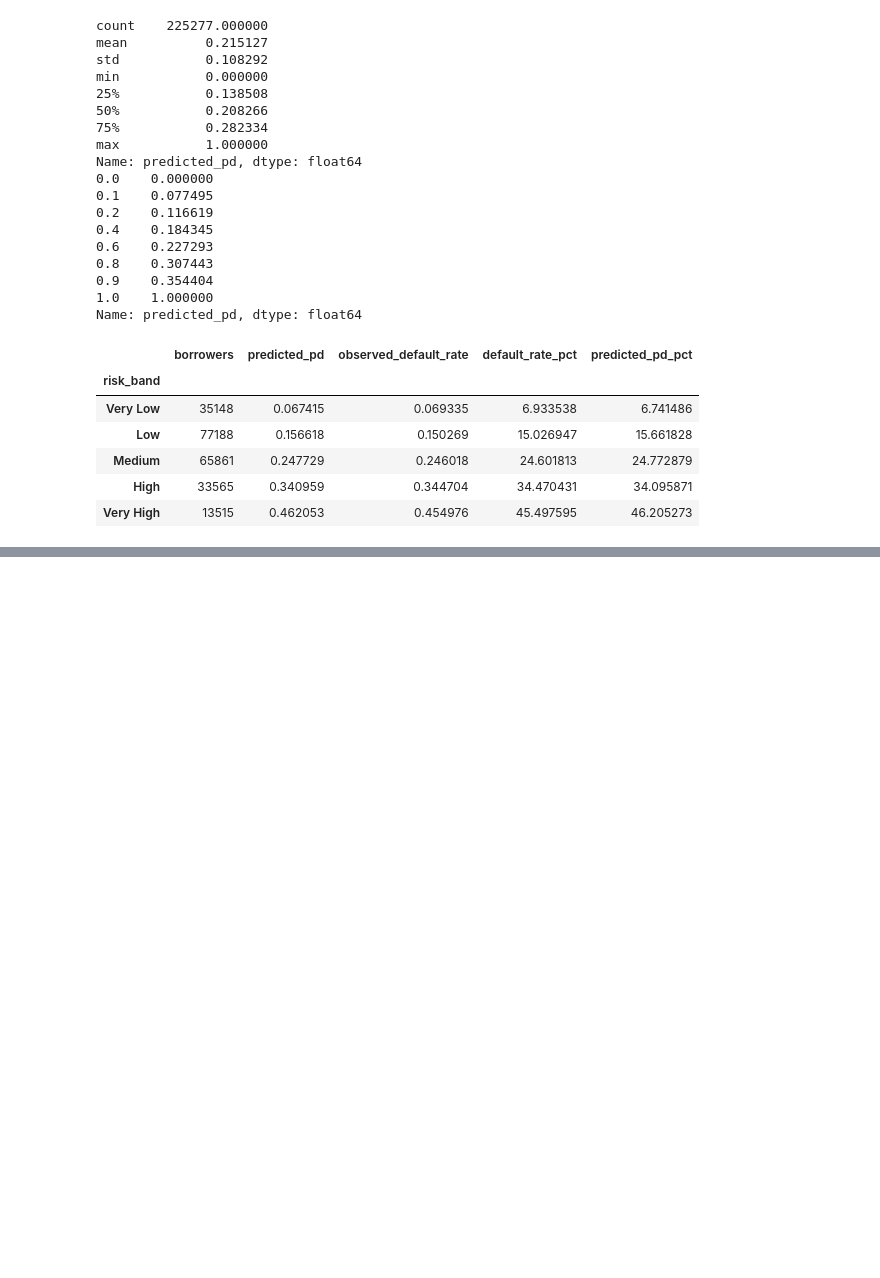
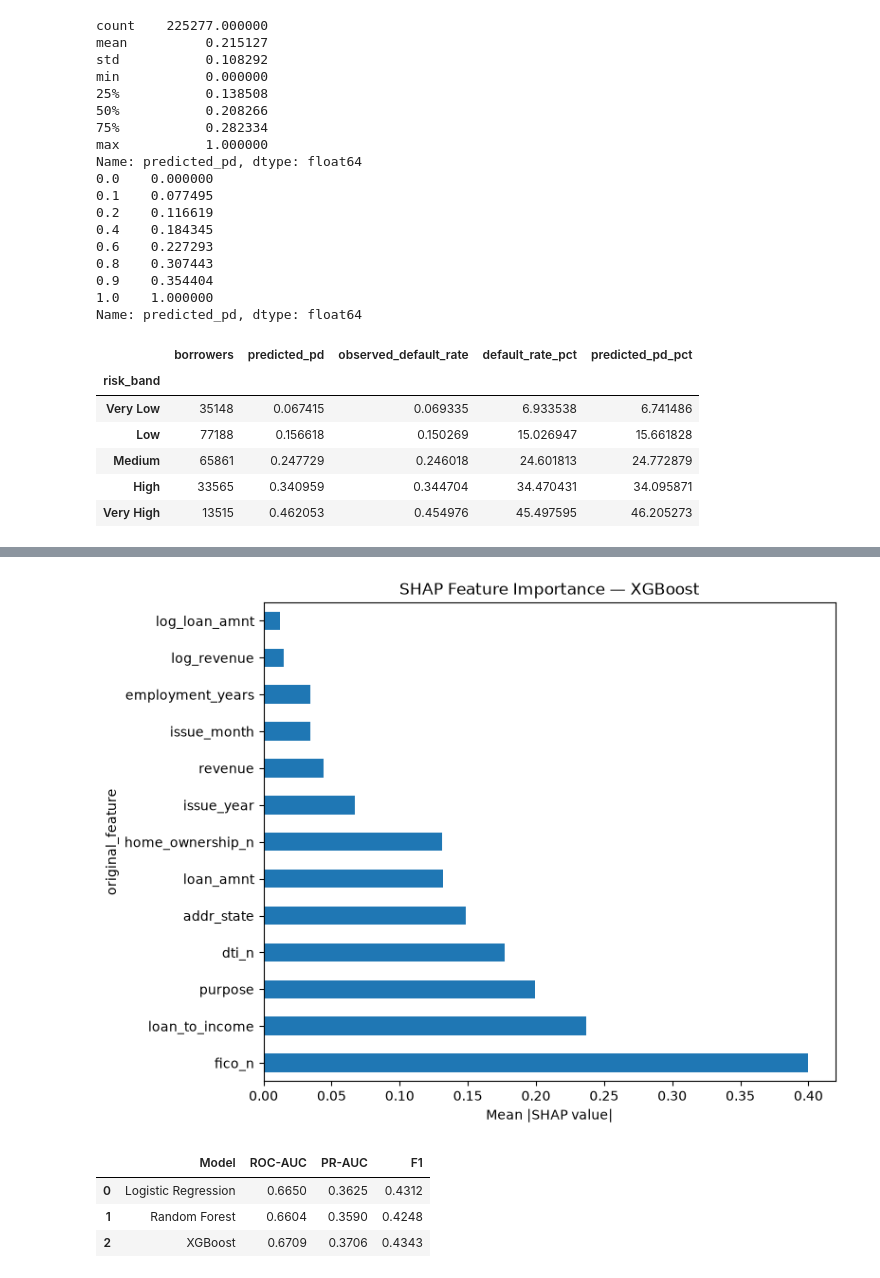
Before and after one commit to ananyamaz/credit-risk-loan-default, a Jupyter notebook: notebooks/01_data_understanding.ipynb, the cells around one changed output, grey strips where cells are left out. Drawn from its saved outputs; the diff is of its cells as text; code cells hidden in the pictures; blank space fills up the shorter version.

```diff
--- a/notebooks/01_data_understanding.ipynb
+++ b/notebooks/01_data_understanding.ipynb
@@ -1510,0 +1668,29 @@ band_summary
+# %%
+def get_original_feature(encoded_name):
+    if encoded_name.startswith("num__"):
+        return encoded_name.replace("num__", "")
+
+    if encoded_name.startswith("cat__"):
+        name = encoded_name.replace("cat__", "")
+
+        for feature in ["purpose", "home_ownership_n", "addr_state"]:
+            if name.startswith(feature + "_"):
+                return feature
+
+        return name
+
+    return encoded_name
+
+
+shap_df["original_feature"] = shap_df["encoded_feature"].apply(
+    get_original_feature
+)
+# %%
+original_shap = (
+    shap_df
+    .groupby("original_feature")["shap_importance"]
+    .sum()
+    .sort_values(ascending=False)
+)
+
+print(original_shap)
@@ -1510,0 +1713,29 @@ band_summary
+# %%
+original_shap.plot(
+    kind="barh",
+    figsize=(8, 6),
+    title="SHAP Feature Importance — XGBoost"
+)
+
+plt.xlabel("Mean |SHAP value|")
+plt.tight_layout()
+plt.show()
+# %% [output]
+[figure, added]
+# %%
+import matplotlib.pyplot as plt
+import pandas as pd
+
+model_results = pd.DataFrame({
+    "Model": ["Logistic Regression", "Random Forest", "XGBoost"],
+    "ROC-AUC": [0.6650, 0.6604, 0.6709],
+    "PR-AUC": [0.3625, 0.3590, 0.3706],
+    "F1": [0.4312, 0.4248, 0.4343]
+})
+
+model_results
+# %% [output]
+|  | Model | ROC-AUC | PR-AUC | F1 |
+| 0 | Logistic Regression | 0.6650 | 0.3625 | 0.4312 |
+| 1 | Random Forest | 0.6604 | 0.3590 | 0.4248 |
+| 2 | XGBoost | 0.6709 | 0.3706 | 0.4343 |
```
Also changed, not shown: parts of 18 cells of this notebook, 4 other files.
